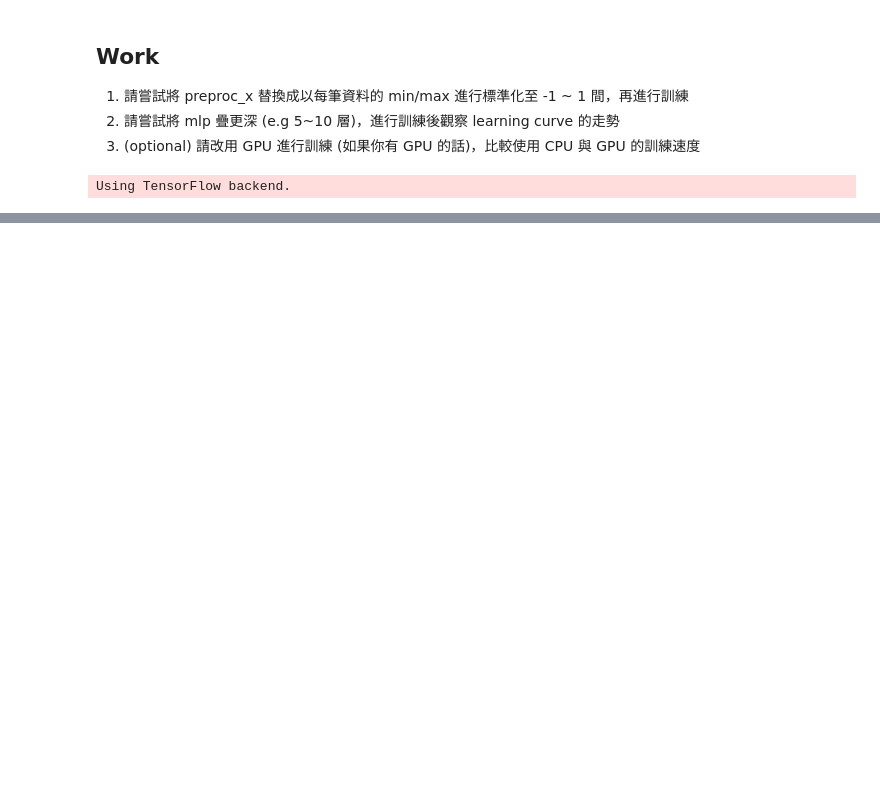
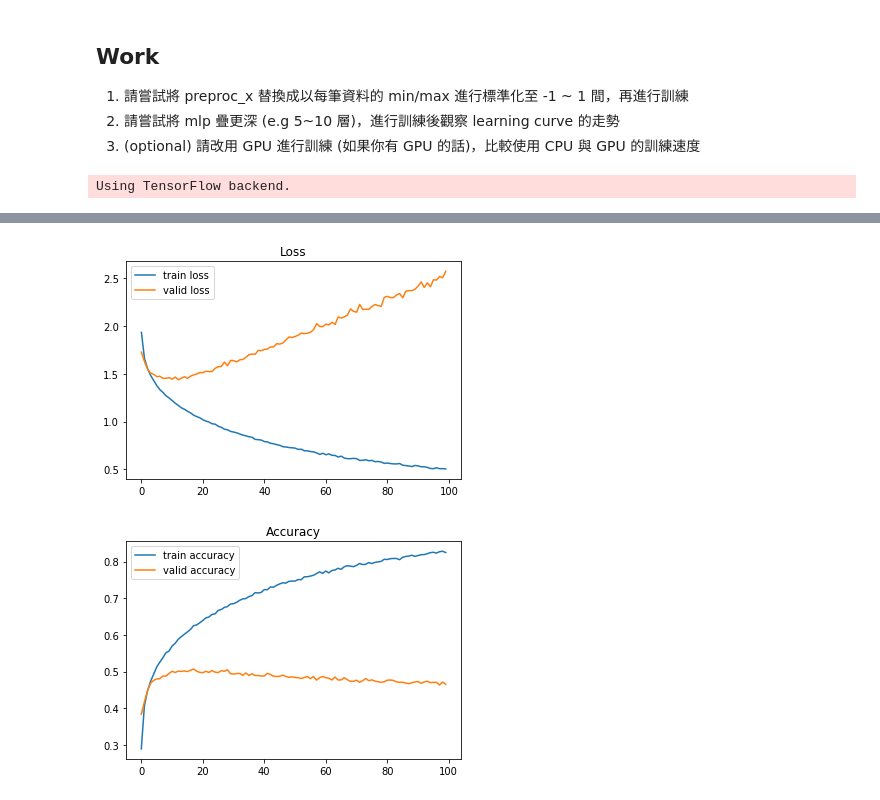
Before and after one commit to linghung/3rd-ML100Days, a Jupyter notebook: homework/Day_078_HW.ipynb, the cells around one changed output, grey strips where cells are left out. Cells and saved outputs as stored; diff of their text form; code cells hidden in the pictures; blank space fills up the shorter version.

```diff
--- a/homework/Day_078_HW.ipynb
+++ b/homework/Day_078_HW.ipynb
@@ -106,0 +222,15 @@ plt.show()
+# %%
+train, test = keras.datasets.cifar10.load_data()
+x_train, y_train = train
+x_test, y_test = test
+
+# Preproc the inputs
+x_train = preproc_x(x_train, True, True)
+x_test = preproc_x(x_test, True, True)
+
+# Preprc the outputs
+y_train = preproc_y(y_train)
+y_test = preproc_y(y_test)
+# %%
+model = build_mlp(input_shape=x_train.shape[1:], output_units=10, num_neurons=[64, 64, 64, 32, 32, 32, 16, 16, 16])
+model.summary()
@@ -106,0 +255,8 @@ plt.show()
+# %%
+optimizer = keras.optimizers.Adam(lr=LEARNING_RATE)
+model.compile(loss="categorical_crossentropy", metrics=["accuracy"], optimizer=optimizer)
+model.fit(x_train, y_train,
+          epochs=EPOCHS,
+          batch_size=BATCH_SIZE,
+          validation_data=(x_test, y_test),
+          shuffle=True)
@@ -106,0 +282,21 @@ plt.show()
+# %%
+train_loss = model.history.history["loss"]
+valid_loss = model.history.history["val_loss"]
+
+train_acc = model.history.history["accuracy"]
+valid_acc = model.history.history["val_accuracy"]
+
+plt.plot(range(len(train_loss)), train_loss, label="train loss")
+plt.plot(range(len(valid_loss)), valid_loss, label="valid loss")
+plt.legend()
+plt.title("Loss")
+plt.show()
+
+plt.plot(range(len(train_acc)), train_acc, label="train accuracy")
+plt.plot(range(len(valid_acc)), valid_acc, label="valid accuracy")
+plt.legend()
+plt.title("Accuracy")
+plt.show()
+# %% [output]
+[figure, added]
+[figure, added]
```
Also changed, not shown: parts of 18 cells of this notebook.
